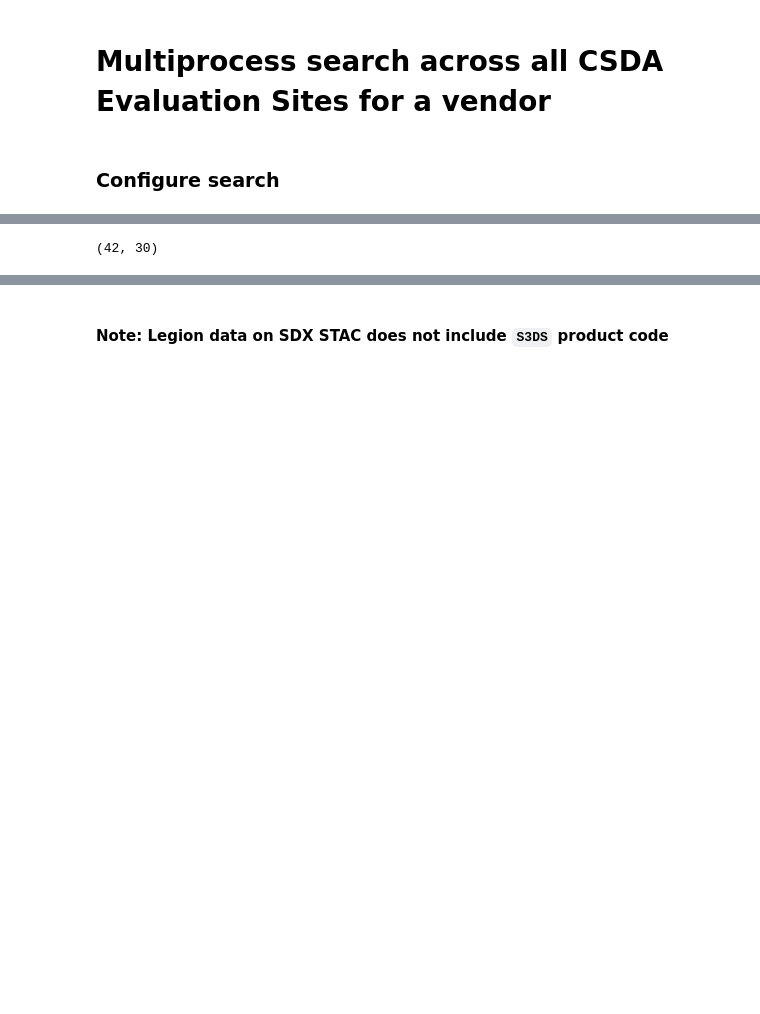
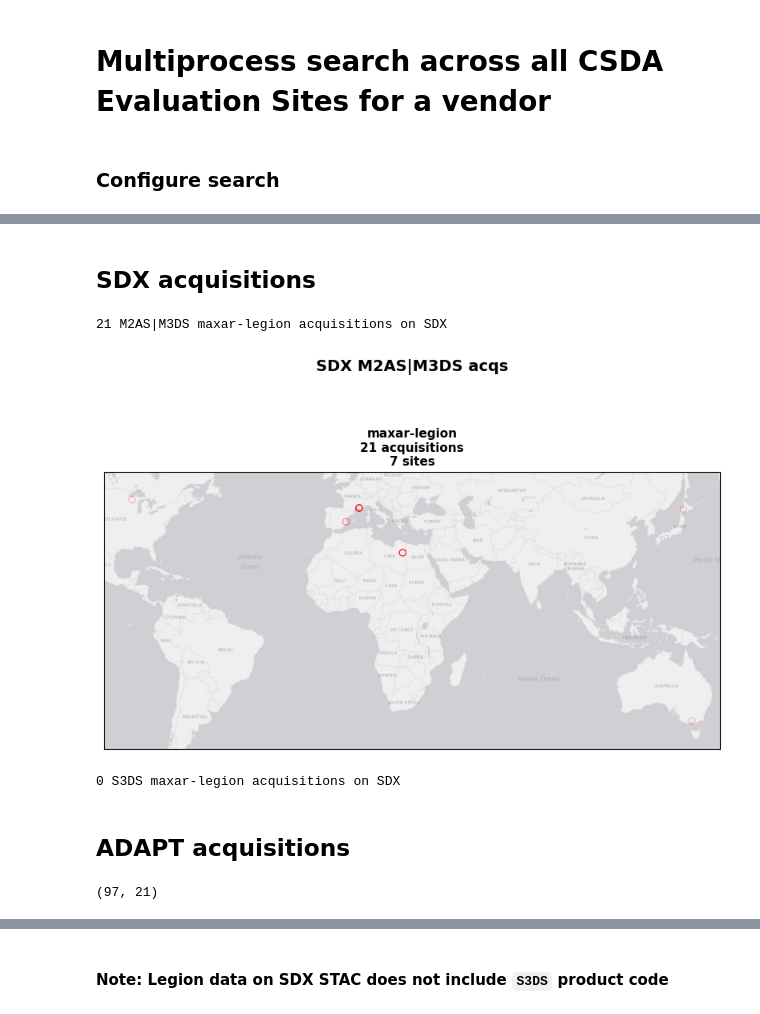
Before and after one commit to pahbs/csda_summaries, a Jupyter notebook: notebooks/csda_stac_search_legion.ipynb, the cells around one changed output, grey strips where cells are left out. Drawn from its saved outputs; the diff is of its cells as text; code cells hidden in the pictures; blank space fills up the shorter version.

Commit message:
nb mods, legion example

```diff
--- a/notebooks/csda_stac_search_legion.ipynb
+++ b/notebooks/csda_stac_search_legion.ipynb
@@ -291,6 +267,33 @@ Name: count, dtype: int64
+# %% [markdown]
+## SDX acquisitions
 # %%
 stac_gdf = stac_gdf.drop(columns=[col for col in stac_gdf.columns if 'asset' in col])
-# %%
-stac_gdf.shape
-# %% [output]
-(42, 30)
+# %%
+# Only look at multispec records for now
+PROD_SEARCH_STR = 'M2AS|M3DS'
+stac_gdf_sub = stac_gdf[stac_gdf['id'].str.contains(PROD_SEARCH_STR, na=False)]
+print(f"{stac_gdf_sub.shape[0]} {PROD_SEARCH_STR} {COLLECTION_LIST[0]} acquisitions on SDX")
+
+fig = staclib.plot_collections_map(stac_gdf_sub, show_stats=True, collection_field='collection', suptitle=f"SDX {PROD_SEARCH_STR} acqs")
+plt.show()
+# %% [output]
+21 M2AS|M3DS maxar-legion acquisitions on SDX
+[figure, added]
+# %%
+PROD_SEARCH_STR = 'S3DS'
+stac_gdf_sub = stac_gdf[stac_gdf['id'].str.contains(PROD_SEARCH_STR, na=False)]
+print(f"{stac_gdf_sub.shape[0]} {PROD_SEARCH_STR} {COLLECTION_LIST[0]} acquisitions on SDX")
+
+if len(stac_gdf_sub) >0:
+    fig = staclib.plot_collections_map(stac_gdf_sub, show_stats=True, collection_field='collection', suptitle=f"SDX {PROD_SEARCH_STR} acqs")
+    plt.show()
+# %% [output]
+0 S3DS maxar-legion acquisitions on SDX
+# %% [markdown]
+## ADAPT acquisitions
+# %%
+adapt_gdf = gpd.read_file('/explore/nobackup/projects/CSDA_eval/footprints/footprints_CSDA_eval_ACQUISITIONS_latest.gpkg')
+adapt_gdf = adapt_gdf[(adapt_gdf.constellation == 'Legion')]
+adapt_gdf.shape
+# %% [output]
+(97, 21)
```
Also changed, not shown: parts of 15 cells of this notebook, 1 other file.
